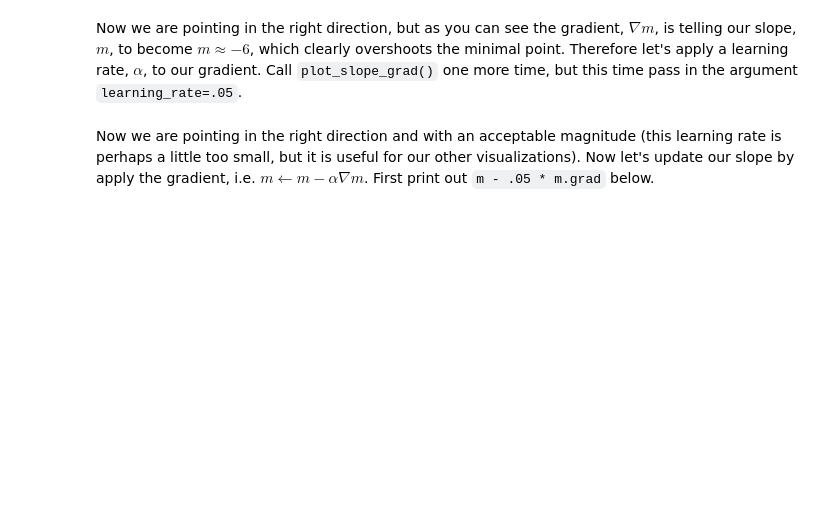
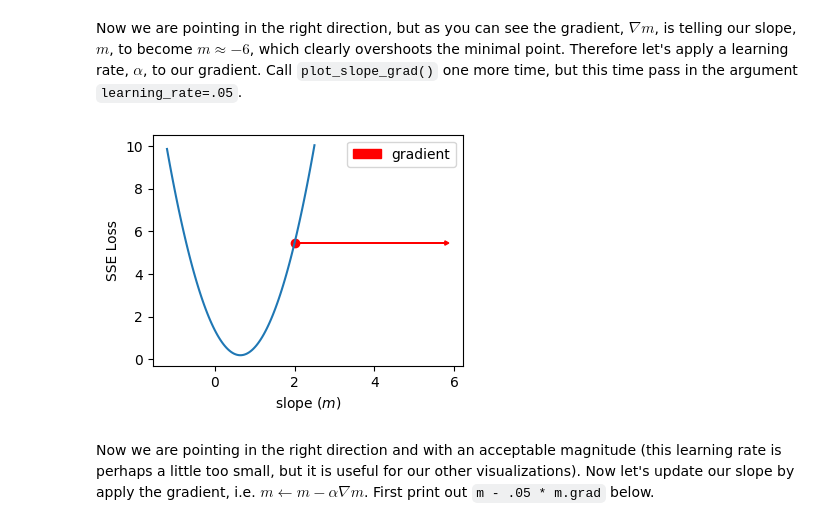
Before and after one commit to sethfrand/DeepLearning-CS474-, a Jupyter notebook: lab1_pytorch_intro.ipynb, the cells around one changed output. Cells and saved outputs as stored; diff of their text form; code cells hidden in the pictures; blank space fills up the shorter version.

```diff
--- a/lab1_pytorch_intro.ipynb
+++ b/lab1_pytorch_intro.ipynb
@@ -1174,6 +1193,10 @@ Create the same plot, but point the gradient in the opposite direction.
 Now we are pointing in the right direction, but as you can see the gradient, $\nabla m$, is telling our slope, $m$, to become $m \approx -6$, which clearly overshoots the minimal point.
 Therefore let's apply a learning rate, $\alpha$, to our gradient.
 Call `plot_slope_grad()` one more time, but this time pass in the argument `learning_rate=.05`.
+# %%
+plot_slope_grad(m, m.grad, learning_rate=0.5)
+# %% [output]
+[figure, added]
 # %% [markdown]
 Now we are pointing in the right direction and with an acceptable magnitude (this learning rate is perhaps a little too small, but it is useful for our other visualizations).
 Now let's update our slope by apply the gradient, i.e. $m \leftarrow m - \alpha \nabla m$.
```
Also changed, not shown: parts of 23 cells of this notebook.
